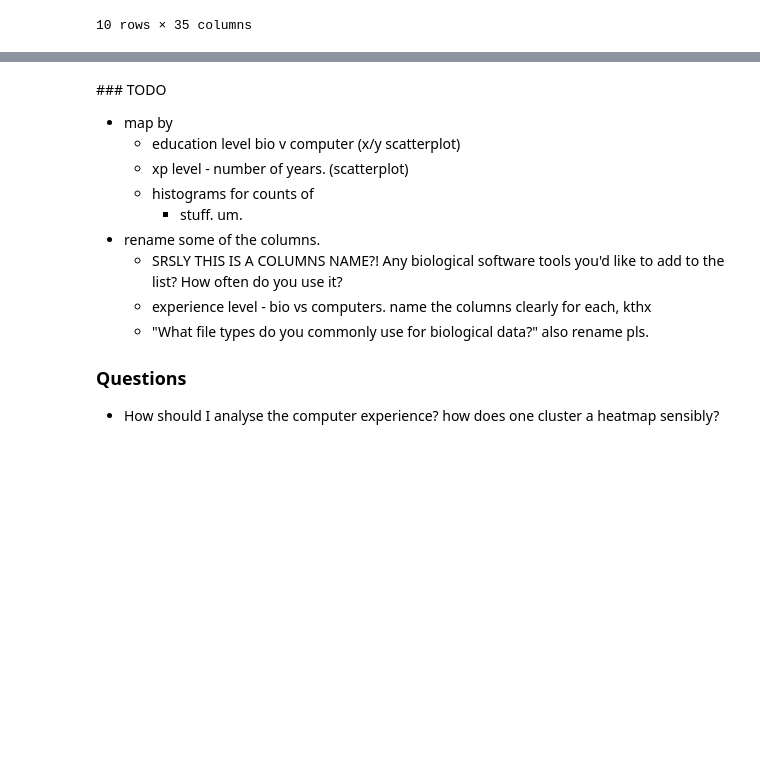
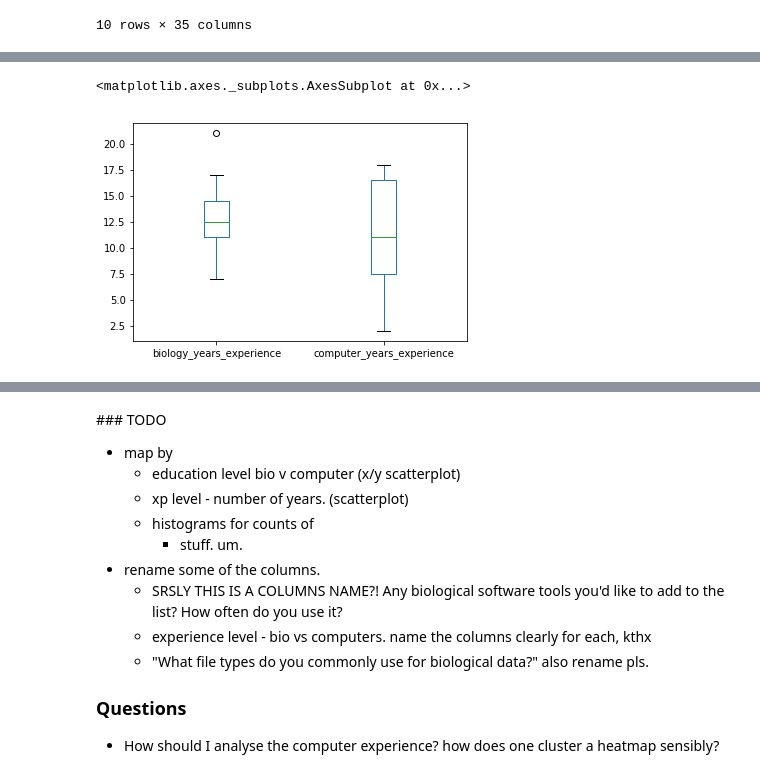
Before and after one commit to yochannah/subjective-data-models-analysis, a Jupyter notebook: import_data.ipynb, the cells around one changed output, grey strips where cells are left out. Saved outputs shown, nothing was run; the diff lists cells and outputs as text; code cells hidden in the pictures; blank space fills up the shorter version.

```diff
--- a/import_data.ipynb
+++ b/import_data.ipynb
@@ -93,0 +106,5 @@ expanded_backgrounds
+# %%
+expanded_backgrounds.plot.box()
+# %% [output]
+<matplotlib.axes._subplots.AxesSubplot at 0x...>
+[figure, added]
```
Also changed, not shown: parts of 6 cells of this notebook.
